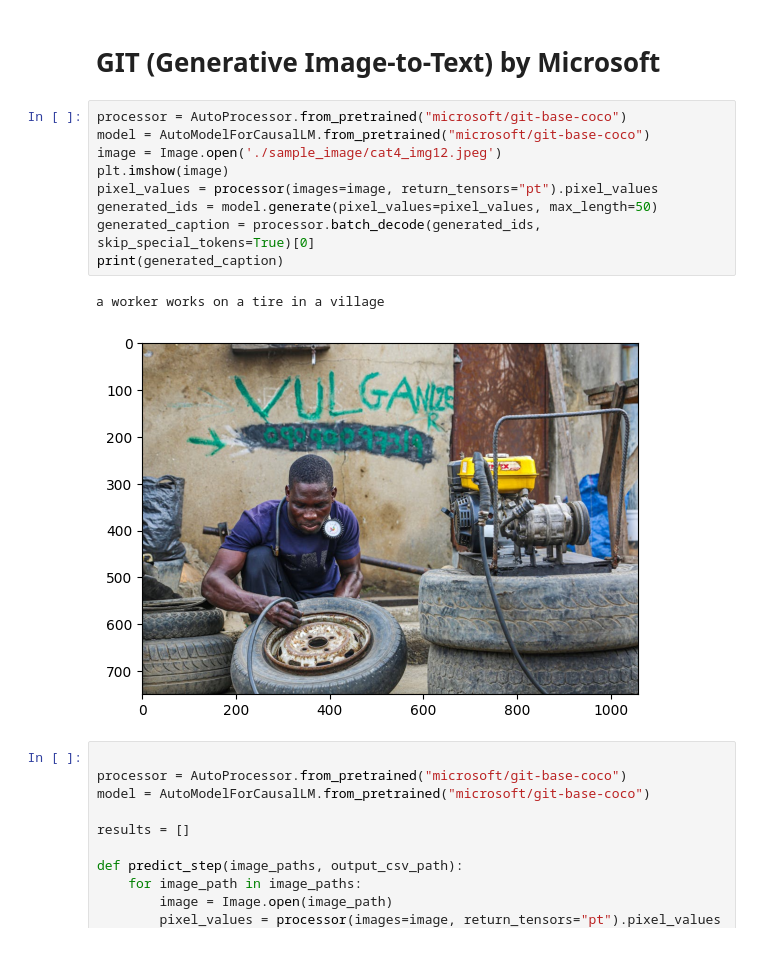
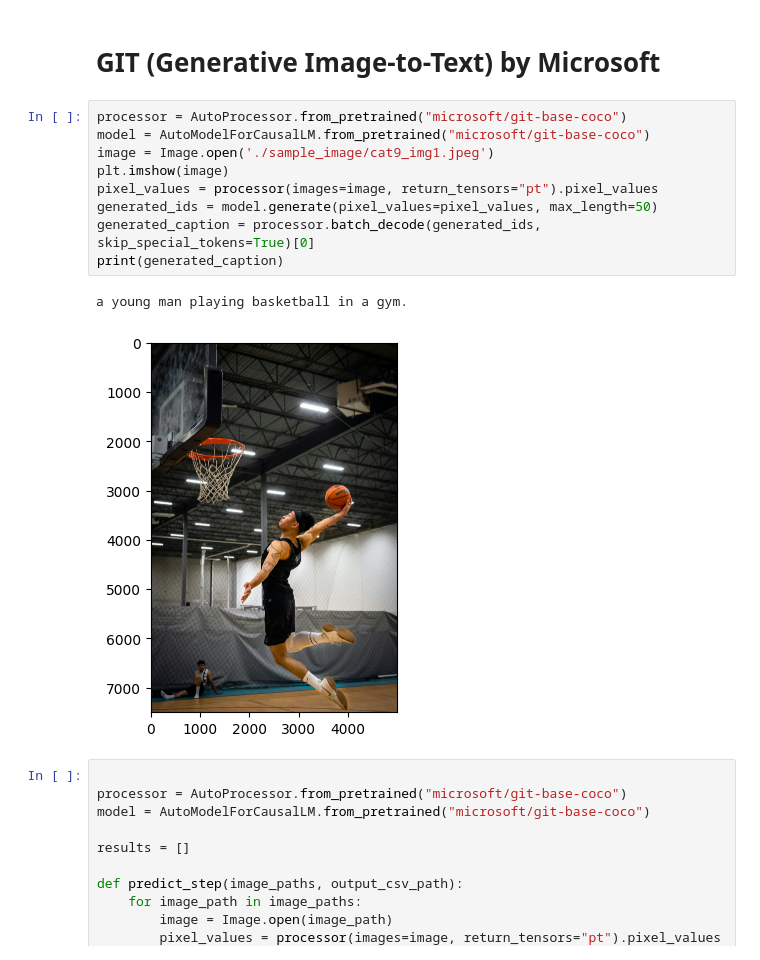
Before and after one commit to biraj094/image-caption-analysis, a Jupyter notebook: git.ipynb, the cells around one changed output. Cells and saved outputs as stored; diff of their text form.

```diff
--- a/git.ipynb
+++ b/git.ipynb
@@ -32,15 +32,15 @@ import matplotlib.pyplot as plt
 # %%
 processor = AutoProcessor.from_pretrained("microsoft/git-base-coco")
 model = AutoModelForCausalLM.from_pretrained("microsoft/git-base-coco")
-image = Image.open('./sample_image/cat4_img12.jpeg')
+image = Image.open('./sample_image/cat9_img1.jpeg')
 plt.imshow(image)
 pixel_values = processor(images=image, return_tensors="pt").pixel_values
 generated_ids = model.generate(pixel_values=pixel_values, max_length=50)
 generated_caption = processor.batch_decode(generated_ids, skip_special_tokens=True)[0]
 print(generated_caption)
 # %% [output]
-a worker works on a tire in a village
+a young man playing basketball in a gym.
-[figure, old version]
+[figure, new version]
 # %%
 
 processor = AutoProcessor.from_pretrained("microsoft/git-base-coco")
```
Also changed, not shown: 45 other files.
